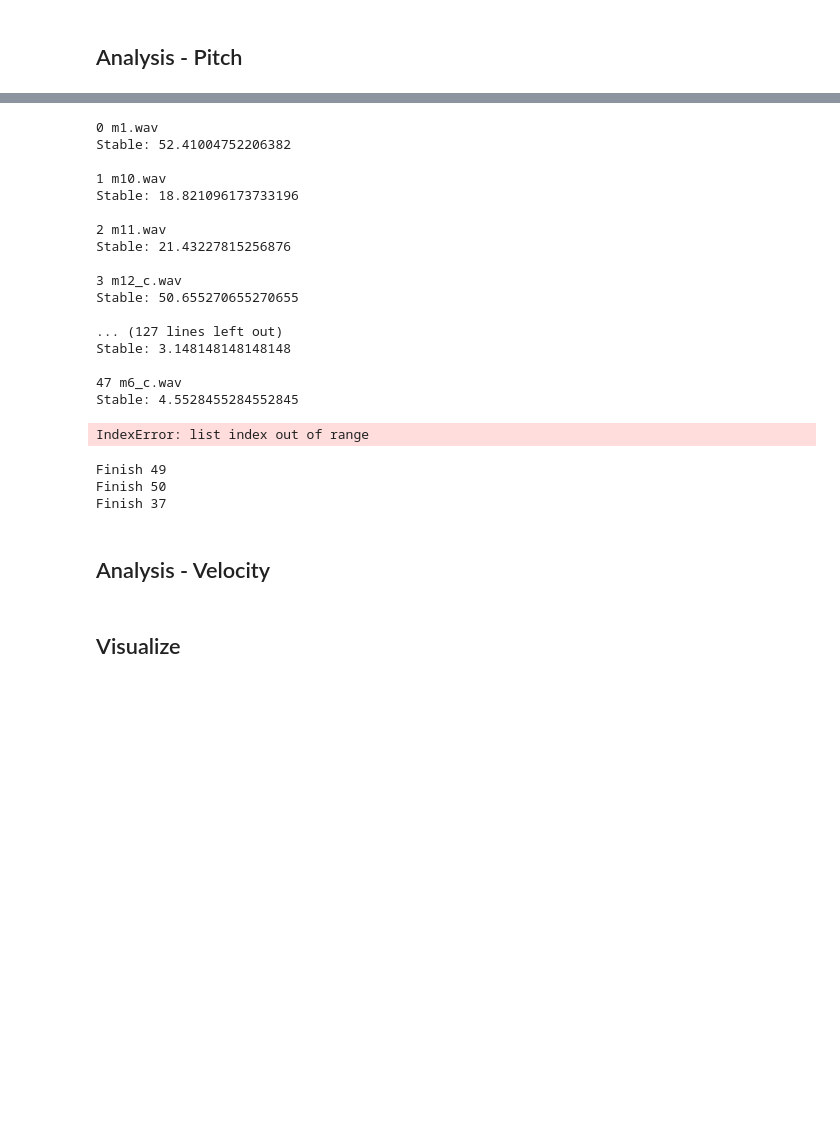
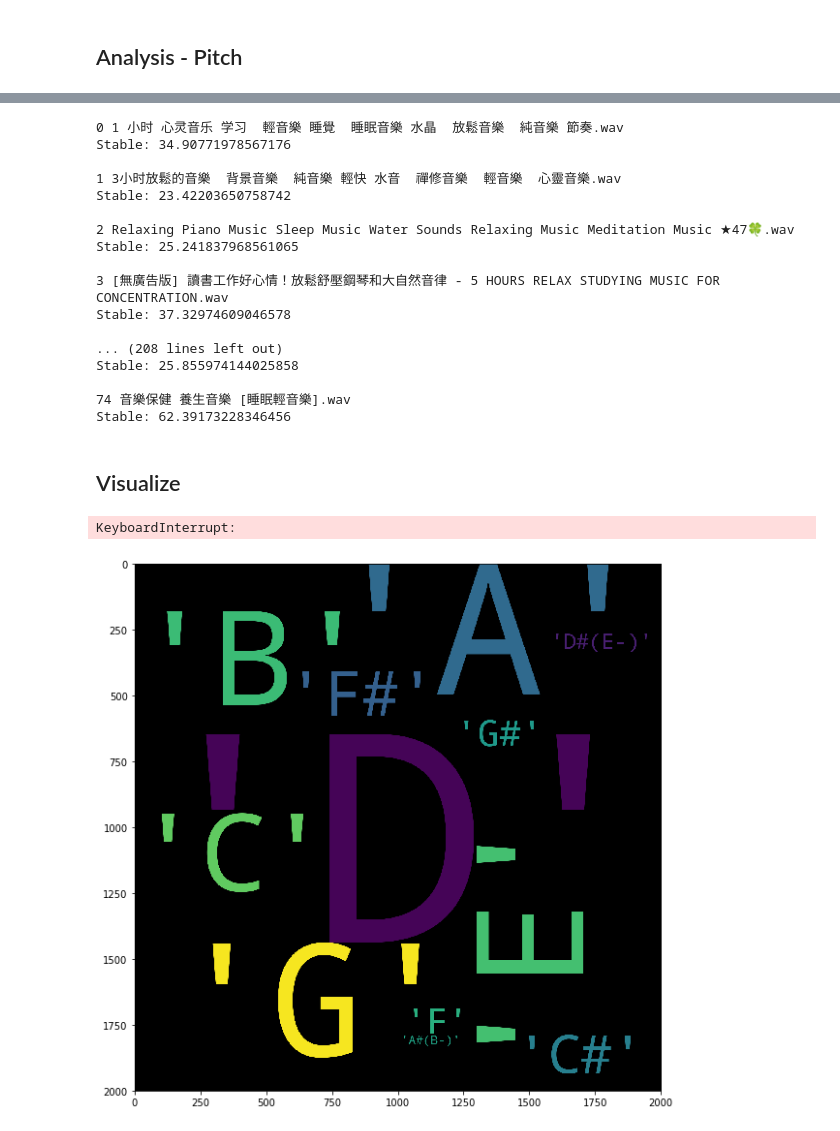
Before and after one commit to sharon1018/Music_information_retrieval, a Jupyter notebook: Pitch_spelling-sleeping.ipynb, the cells around one changed output, grey strips where cells are left out. Cells and saved outputs as stored; diff of their text form; code cells hidden in the pictures; blank space fills up the shorter version.

```diff
--- a/Pitch_spelling-sleeping.ipynb
+++ b/Pitch_spelling-sleeping.ipynb
@@ -263,39 +403,32 @@ for idx in range(len(sleeping_music)):
 # %%
 ## Pitch progression
 for idx in range(len(sleeping_music)):
-    same = 0; same_ = 0
+    same = 0
     for i in range(len(pitch[idx])):
-        if pitch[idx][i:i+3] in same_pitch:
+        if pitch[idx][i:i+3] in same_pitch2:
             same = same+1
-
 
     print(idx,sleeping_music[idx])
     print("Stable:",same/len(pitch[idx])*100)
     print()
 # %% [output]
-0 m1.wav
-Stable: 52.41004752206382
+0 1 小时 心灵音乐 学习  輕音樂 睡覺  睡眠音樂 水晶  放鬆音樂  純音樂 節奏.wav
+Stable: 34.90771978567176
 
-1 m10.wav
-Stable: 18.821096173733196
+1 3小时放鬆的音樂  背景音樂  純音樂 輕快 水音  禪修音樂  輕音樂  心靈音樂.wav
+Stable: 23.42203650758742
 
-2 m11.wav
-Stable: 21.43227815256876
+2 Relaxing Piano Music Sleep Music Water Sounds Relaxing Music Meditation Music ★47🍀.wav
+Stable: 25.241837968561065
 
-3 m12_c.wav
-Stable: 50.655270655270655
+3 [無廣告版] 讀書工作好心情！放鬆舒壓鋼琴和大自然音律 - 5 HOURS RELAX STUDYING MUSIC FOR CONCENTRATION.wav
+Stable: 37.32974609046578
 
-... (127 lines left out)
-Stable: 3.148148148148148
+... (208 lines left out)
+Stable: 25.855974144025858
 
-47 m6_c.wav
-Stable: 4.5528455284552845
+74 音樂保健 養生音樂 [睡眠輕音樂].wav
+Stable: 62.39173228346456
-IndexError: list index out of range
-Finish 49
-Finish 50
-Finish 37
-# %% [markdown]
-## Analysis - Velocity
 # %% [markdown]
 ## Visualize
 # %%
@@ -305,5 +438,17 @@ def plot_wordcloud(data, max_word):
     plt.figure(figsize=(10,10))
     plt.tight_layout()
     plt.imshow(wordcloud)
+# %%
+## pitch frequency
+a = n_gram2(pitch, 1)
+plot_wordcloud(a,50)
+# %% [output]
+KeyboardInterrupt:
+# %%
+## chord frequency
+a = n_gram(sleeping_key,1)
+plot_wordcloud(a,50)
+# %% [output]
+[figure, added]
 # %%
 a = n_gram(sleeping_key,4)
```
Also changed, not shown: parts of 28 cells of this notebook.
